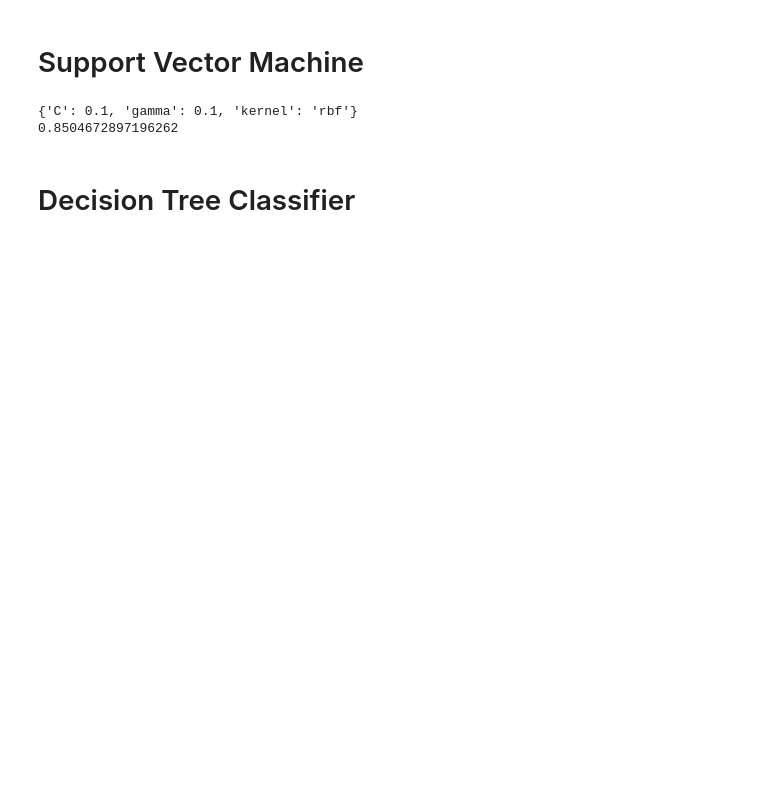
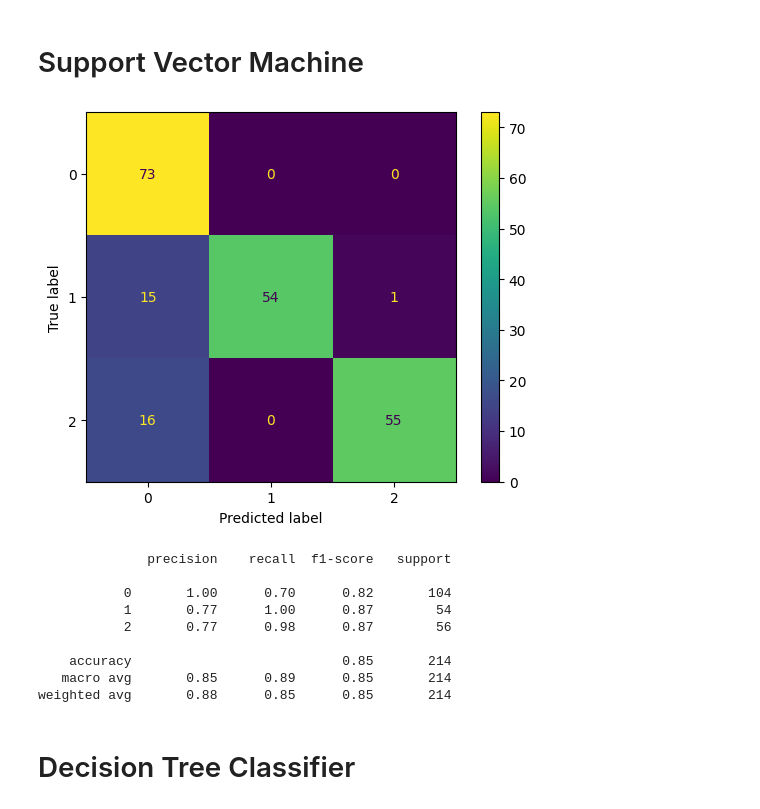
Before and after one commit to KaziQuader/Predicting-Student-Stress-Level, a Jupyter notebook: PredictingStudentStressLevel.ipynb, the cells around one changed output. Drawn from its saved outputs; the diff is of its cells as text; code cells hidden in the pictures; blank space fills up the shorter version.

```diff
--- a/PredictingStudentStressLevel.ipynb
+++ b/PredictingStudentStressLevel.ipynb
@@ -559,25 +474,40 @@ print(test_accuracy)
 # %%
 svm_model = SVC()
 
 # Define the hyperparameter grid
 param = {
     'C': [0.1, 1, 10],
     'kernel': ['linear', 'rbf', 'poly'],
     'gamma': ['scale', 'auto', 0.1, 1]
 }
 
 best_params = find_best_params(svm_model, param, X_train_scaled, Y_train)
 
 # Train the final model with the best hyperparameters on the entire training set
 final_model = SVC(**best_params)
 final_model.fit(X_train_scaled, Y_train)
 
+# Classification Report
+y_pred= final_model.predict(X_test_scaled)
+cm_matrix= confusion_matrix(Y_test,y_pred)
+cm_display= ConfusionMatrixDisplay(confusion_matrix= cm_matrix, display_labels=[0,1,2])
+cm_display.plot()
+plt.show()
+print(classification_report(y_pred, Y_test))
+
 # Evaluate the final model on the test set
-test_accuracy = final_model.score(X_test_scaled, Y_test)
-print(test_accuracy)
+SVM_test_accuracy = final_model.score(X_test_scaled, Y_test)
 # %% [output]
+[figure, added]
-{'C': 0.1, 'gamma': 0.1, 'kernel': 'rbf'}
-0.8504672897196262
+              precision    recall  f1-score   support
+
+           0       1.00      0.70      0.82       104
+           1       0.77      1.00      0.87        54
+           2       0.77      0.98      0.87        56
+
+    accuracy                           0.85       214
+   macro avg       0.85      0.89      0.85       214
+weighted avg       0.88      0.85      0.85       214
 # %% [markdown]
 # Decision Tree Classifier
 # %%
```
Also changed, not shown: parts of 31 cells of this notebook, 3 other files.
